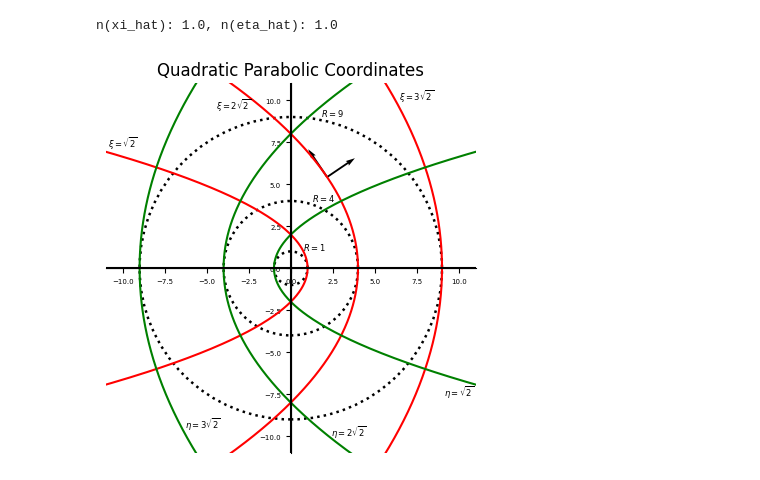
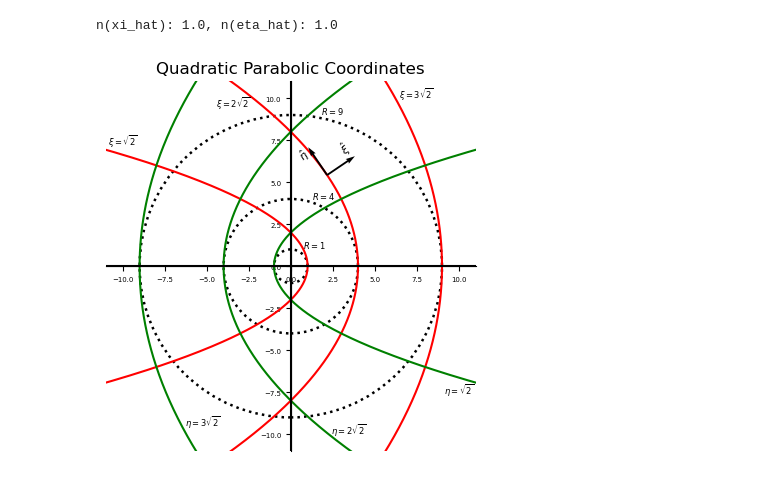
Before and after one commit to gregslombardo/Weber, a Jupyter notebook: Parabolicc Grids_update.ipynb, the cells around one changed output. Drawn from its saved outputs; the diff is of its cells as text; code cells hidden in the pictures.

Commit message:
Unit vectors update
Vectors are now above all the plot.

```diff
--- a/Parabolicc Grids_update.ipynb
+++ b/Parabolicc Grids_update.ipynb
@@ -34,17 +34,17 @@ def n(x):
 
 print(f"n(xi_hat): {n(xi_hat)}, n(eta_hat): {n(eta_hat)}")
 
-ax.quiver(center_xi, center_eta, xi_hat[0], xi_hat[1], color='black', angles='xy', scale_units='xy', scale=0.5, width=0.005)
-ax.quiver(center_xi, center_eta, eta_hat[0], eta_hat[1], color='black', angles='xy', scale_units='xy', scale=0.5, width=0.005)
-#ax.text(center_xi + xi_hat[0] * 0.5 + 0.55,
-#        center_eta + xi_hat[1] * 0.5 + 0.3,
-#        r'$\hat{\xi} \!\!\! \hat{\xi}$',
-#        color='black', fontsize=8, ha='center',rotation=30)
+ax.quiver(center_xi, center_eta, xi_hat[0], xi_hat[1], color='black', angles='xy', scale_units='xy', scale=0.5, width=0.005,zorder=11)
+ax.quiver(center_xi, center_eta, eta_hat[0], eta_hat[1], color='black', angles='xy', scale_units='xy', scale=0.5, width=0.005,zorder=11)
+ax.text(center_xi + xi_hat[0] * 0.5 + 0.69,
+        center_eta + xi_hat[1] * 0.5 + 0.99,
+        r'$\hat{\xi}$',
+        color='black', fontsize=8, ha='center',rotation=40,zorder=11)
 
-#ax.text(center_xi + eta_hat[0] * 0.5 - 0.65,
-#        center_eta + eta_hat[1] * 0.5 - 0.6,
-#        r'$\hat{\eta}$',
-#        color='black', fontsize=8, ha='center',rotation=30)
+ax.text(center_xi + eta_hat[0] * 0.5 - 1.1,
+        center_eta + eta_hat[1] * 0.5 + 0.5,
+        r'$\hat{\eta}$',
+        color='black', fontsize=8, ha='center',rotation=40,zorder=11)
 
 
 for xi in xi_values:
@@ -71,31 +71,31 @@ for circle, angle, factor in zip(circles, angular_offsets, radial_factors):
 
 ax.text(7.5, 10,  r'$\xi=3\sqrt{2}$' , fontsize=6, ha='center', fontweight='bold')
 ax.text(-3.4, 9.5,  r'$\xi=2\sqrt{2}$' , fontsize=6, ha='center', fontweight='bold')
 ax.text(-10, 7.2,  r'$\xi=\sqrt{2}$' , fontsize=6, ha='center', fontweight='bold')
 ax.text(-5.25, -9.5,  r'$\eta=3\sqrt{2}$' , fontsize=6, ha='center', fontweight='bold')
 ax.text(3.45, -10,  r'$\eta=2\sqrt{2}$' , fontsize=6, ha='center', fontweight='bold')
 ax.text(10, -7.6,  r'$\eta=\sqrt{2}$' , fontsize=6, ha='center', fontweight='bold')
 
 
 
 ax.axhline(0, color='black', linestyle='-')
 ax.axvline(0, color='black', linestyle='-')
 ax.set_aspect('equal')
 ax.set_xlim([-11, 11])
 ax.set_ylim([-11, 11])
 ax.grid(False)
 ax.spines['left'].set_position('zero')
 ax.spines['bottom'].set_position('zero')
 ax.spines['right'].set_color('none')
 ax.spines['top'].set_color('none')
 ax.xaxis.set_ticks_position('bottom')
 ax.yaxis.set_ticks_position('left')
 ax.tick_params(axis='x', colors='black', labelsize=5)
 ax.tick_params(axis='y', colors='black', labelsize=5)
 plt.title(r'Quadratic Parabolic Coordinates')
 
 
 plt.savefig('Quadratic_Parabolic_1.pdf', dpi=300)
 # %% [output]
 n(xi_hat): 1.0, n(eta_hat): 1.0
-[figure, old version]
+[figure, new version]
```
Also changed, not shown: parts of 2 cells of this notebook, 7 other files.
